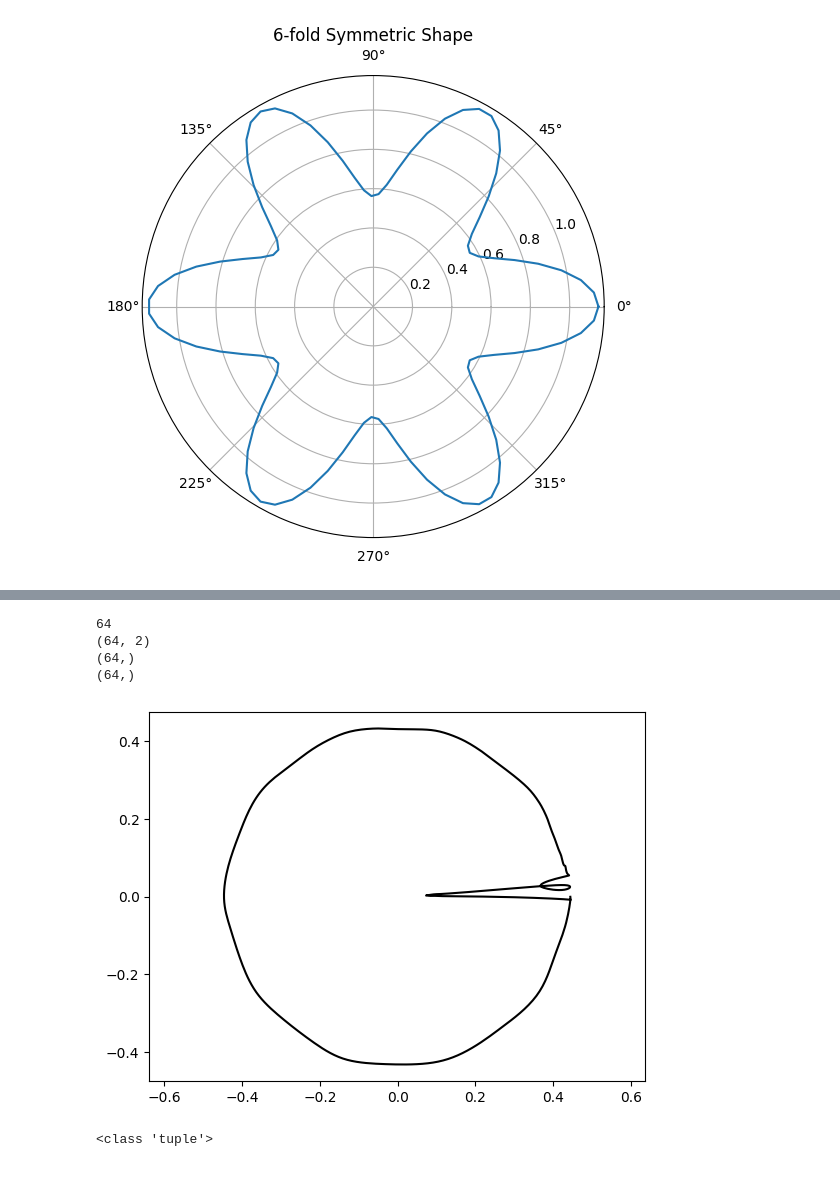
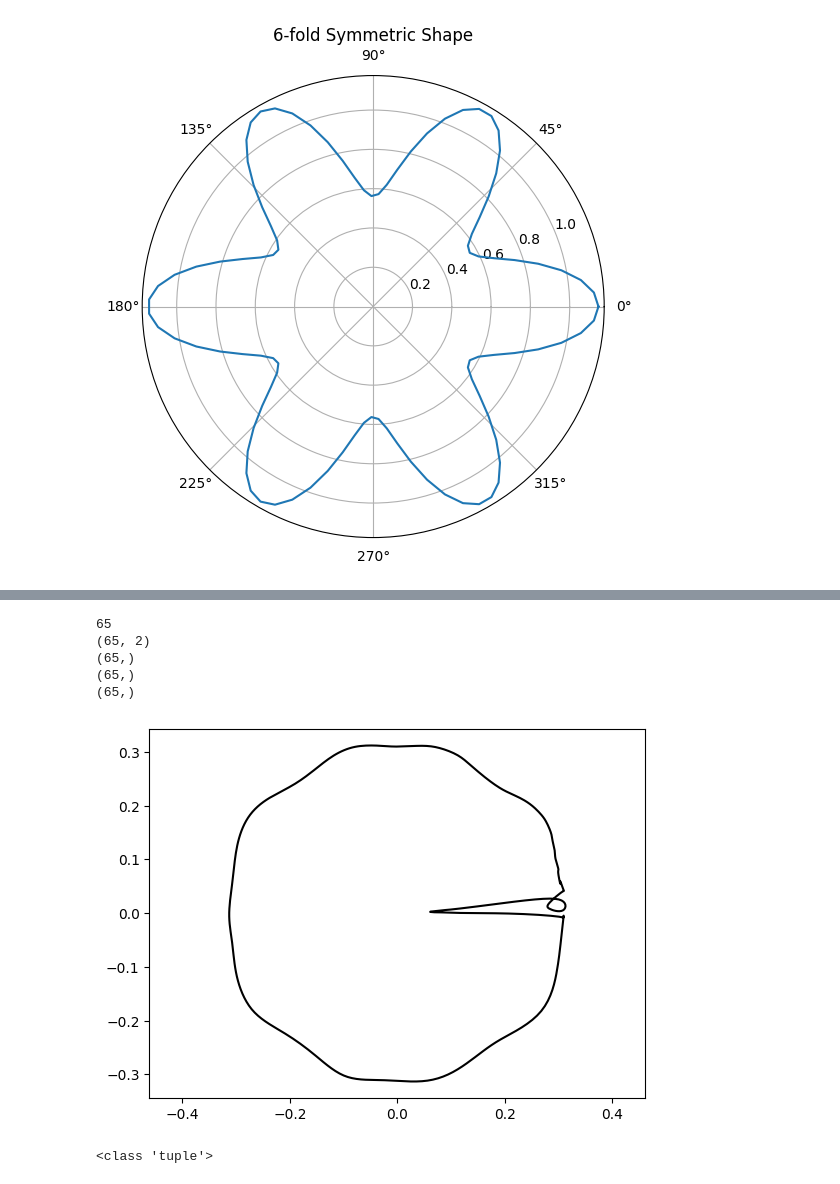
Before and after one commit to kevin866/pyiga, a Jupyter notebook: notebooks/nurbs_super.ipynb, the cells around one changed output, grey strips where cells are left out. Cells and saved outputs as stored; diff of their text form; code cells hidden in the pictures.

```diff
--- a/notebooks/nurbs_super.ipynb
+++ b/notebooks/nurbs_super.ipynb
@@ -33,35 +33,11 @@ plt.show()
 # %% [output]
 [figure]
 # %%
-ctlpts=np.array([[0.44437655806541443, 0.36201441287994385, 0.15348684787750244, 0.11337313055992126, 0.09967107325792313, 0.08136366307735443,
-                 0.07895372807979584, 0.07145936042070389, 0.07536090165376663, 0.07706717401742935, 0.08739577233791351, 0.10319698601961136,
-                 0.12514503300189972, 0.4556412398815155, 0.4380585551261902, 0.36259925365448, 0.366027295589447, 0.4477364420890808,
-                 0.4330960512161255, 0.4320279359817505, 0.4264949560165405, 0.4211796522140503, 0.4145647883415222, 0.4090496897697449,
-                 0.40118178725242615, 0.3913450539112091, 0.3863987326622009, 0.37274470925331116, 0.35980120301246643, 0.34094956517219543,
-                 0.31501504778862, 0.28386780619621277, 0.2550692856311798, 0.2254374921321869, 0.18923264741897583, 0.15665936470031738,
-                 0.10632971674203873, 0.06356120109558105, 0.0009445358882658184, -0.04807766526937485, -0.11469904333353043, -0.16496329009532928,
-                 -0.22187909483909607, -0.2765618562698364, -0.33840543031692505, -0.37833523750305176, -0.4051973223686218, -0.4364393353462219,
-                 -0.4533045291900635, -0.4329107701778412, -0.4052267372608185, -0.36854079365730286, -0.2966703772544861, -0.2201441079378128,
-                 -0.14092297852039337, -0.032098643481731415, 0.09211955219507217, 0.18324783444404602, 0.2663613259792328, 0.371934175491333,
-                 0.40020066499710083, 0.4355980455875397, 0.4452701807022095, 0.44404712319374084],
-                [-0.008196843788027763, 0.00017567654140293598, 2.33394093811512e-05, 0.0009292340255342424, 0.0023026864510029554, 0.0010435582371428609,
-                 0.003651299746707082, 0.0015801992267370224, 0.00464832317084074, 0.0029424899257719517, 0.005262722261250019, 0.0065916539169847965,
-                 0.0048398287035524845, 0.0353301502764225, 0.009550810791552067, 0.023277414962649345, 0.03807869181036949, 0.055170878767967224,
-                 0.05359475314617157, 0.08245205879211426, 0.07446285337209702, 0.1068788692355156, 0.11677613854408264, 0.1372939646244049,
-                 0.15503919124603271, 0.1811438351869583, 0.19833773374557495, 0.2279340624809265, 0.24909047782421112, 0.2742793560028076,
-                 0.2978816330432892, 0.32264000177383423, 0.3437166213989258, 0.3671419024467468, 0.39154374599456787, 0.4087240397930145,
-                 0.42691412568092346, 0.43051955103874207, 0.42978760600090027, 0.4336574077606201, 0.4287353456020355, 0.4107663929462433,
-                 0.3791671693325043, 0.33564773201942444, 0.29144376516342163, 0.23527471721172333, 0.16718928515911102, 0.08364114910364151,
-                 -0.006607722956687212, -0.07315672934055328, -0.16359037160873413, -0.2512071132659912, -0.314806193113327, -0.37410593032836914,
-                 -0.4254387617111206, -0.43168362975120544, -0.4334753453731537, -0.400594562292099, -0.33707159757614136, -0.2585727572441101,
-                 -0.1557612270116806, -0.07388287037611008, -0.004962979815900326, -0.0006360399420373142]])
+ctlpts=np.array([[0.3086699843406677, 0.2758735418319702, 0.13306587934494019, 0.09701604396104813, 0.08119227737188339, 0.06854832917451859, 0.06406461447477341, 0.06046062335371971, 0.06182000786066055, 0.06557786464691162, 0.07345224171876907, 0.08943865448236465, 0.1137063056230545, 0.31442221999168396, 0.3163840174674988, 0.27724921703338623, 0.2781851589679718, 0.3106667697429657, 0.31043925881385803, 0.3011934757232666, 0.30495986342430115, 0.2973182499408722, 0.3017977774143219, 0.29241257905960083, 0.29446110129356384, 0.288280725479126, 0.28803765773773193, 0.2768099904060364, 0.26744428277015686, 0.24946291744709015, 0.2280535250902176, 0.19938169419765472, 0.1777111142873764, 0.15751978754997253, 0.13371416926383972, 0.11353771388530731, 0.07427413761615753, 0.04505261033773422, -0.004111188463866711, -0.03610575199127197, -0.07980059832334518, -0.11909311264753342, -0.15507081151008606, -0.1942921280860901, -0.24655462801456451, -0.2841857671737671, -0.3008253276348114, -0.30636364221572876, -0.3165203630924225, -0.30635136365890503, -0.30192577838897705, -0.2744407057762146, -0.20862683653831482, -0.15531882643699646, -0.09890849888324738, -0.026110095903277397, 0.0630592629313469, 0.13007815182209015, 0.1808949112892151, 0.27772846817970276, 0.29837900400161743, 0.3046216666698456, 0.30978021025657654, 0.30995556712150574],
+                 [-0.007866681553423405, 0.0011659745359793305, -0.0006445361068472266, 0.0016265674494206905, 0.0015888700727373362, 0.0016247020103037357, 0.002464885823428631, 0.0021234527230262756, 0.0031819867435842752, 0.003257128642871976, 0.004132100846618414, 0.006246301345527172, 0.006956055294722319, 0.035095974802970886, -0.0029638647101819515, 0.008828277699649334, 0.01747080124914646, 0.043627385050058365, 0.0384700633585453, 0.06743412464857101, 0.04532379284501076, 0.08196225762367249, 0.07792816311120987, 0.10453550517559052, 0.11251496523618698, 0.134861022233963, 0.14669892191886902, 0.17192590236663818, 0.1846599578857422, 0.20234885811805725, 0.2153376340866089, 0.22727960348129272, 0.24144749343395233, 0.25726574659347534, 0.27760806679725647, 0.2957572937011719, 0.3099512457847595, 0.31258973479270935, 0.3088506758213043, 0.31264472007751465, 0.3120787441730499, 0.2956472337245941, 0.26554664969444275, 0.236195370554924, 0.2128879427909851, 0.17652219533920288, 0.12058471143245697, 0.05579962953925133, -0.005813365336507559, -0.0500996969640255, -0.11806634068489075, -0.1873740553855896, -0.22226297855377197, -0.2601127326488495, -0.31236279010772705, -0.308512806892395, -0.319038450717926, -0.2825291156768799, -0.23666176199913025, -0.19422204792499542, -0.10934633761644363, -0.04857693240046501, -0.00442955456674099, -0.001773270545527339]])
 
-weights = np.array([[0.014400714077055454, 0.005578602664172649, 0.011660641059279442, 0.012074886821210384, 0.012365054339170456, 0.012404552660882473, 0.012468614615499973,
-            0.012509328313171864, 0.012462316080927849, 0.012444214895367622, 0.012305287644267082, 0.011962850578129292, 0.003957962617278099, 0.011624586768448353,
-            0.009102401323616505, 0.01172009576112032, 0.008182990364730358, 0.015893850475549698, 0.011081849224865437, 0.014877102337777615, 0.009627575986087322,
-            0.011876012198626995, 0.010282136499881744, 0.011331561021506786, 0.01240568421781063, 0.012887305580079556, 0.010849139653146267, 0.011215408332645893,
-            0.01002404186874628, 0.010608113370835781, 0.011441533453762531, 0.009712503291666508, 0.00945298746228218, 0.011530057527124882, 0.00962231308221817,
-            0.009479348547756672, 0.010180357843637466, 0.010376967489719391, 0.01064728107303381, 0.009885824285447598, 0.008481889963150024, 0.007386878132820129,
-            0.008061781525611877, 0.007657337933778763, 0.00708400784060359, 0.007325395476073027, 0.008784803561866283, 0.008915026672184467, 0.0071051823906600475,
-            0.0072594741359353065, 0.008529074490070343, 0.008294688537716866, 0.007820512168109417, 0.006732079666107893, 0.007254540920257568, 0.007419999223202467,
-            0.005515068769454956, 0.004253290127962828, 0.005045375786721706, 0.004994903691112995, 0.006580635439604521, 0.011034661903977394, 0.0156409852206707, 0.011656745336949825]])
+weights = np.array([[0.018801717087626457, 0.007159950211644173, 0.011893989518284798, 0.012241690419614315, 0.012400703504681587, 0.012449154630303383, 0.012477702461183071, 0.012498417869210243, 0.01247803121805191, 0.012454690411686897, 0.012363936752080917, 0.01209452748298645, 0.005604941863566637, 0.012242992408573627, 0.011078317649662495, 0.012254590168595314, 0.009681268595159054, 0.015415523201227188, 0.011888593435287476, 0.013117319904267788, 0.011186577379703522, 0.0111227473244071, 0.012261984869837761, 0.011775173246860504, 0.013226679526269436, 0.01331684272736311, 0.011767424643039703, 0.012591368518769741, 0.010729041881859303, 0.011704988777637482, 0.012284437194466591, 0.010726237669587135, 0.010083748959004879, 0.012550857849419117, 0.01142387930303812, 0.011547515168786049, 0.012113194912672043, 0.011329338885843754, 0.010816275142133236, 0.01032005064189434, 0.010109327733516693, 0.009152832441031933, 0.009471431374549866, 0.009114403277635574, 0.008530695922672749, 0.009079741314053535, 0.010893414728343487, 0.010365035384893417, 0.0079995421692729, 0.00862112082540989, 0.010522689670324326, 0.010575272142887115, 0.009920626878738403, 0.00880669616162777, 0.009529183618724346, 0.009453858248889446, 0.007149068173021078, 0.005881322547793388, 0.006904789246618748, 0.006862286012619734, 0.008870360441505909, 0.013639145530760288, 0.017785869538784027, 0.012431884184479713]])
+print(weights.shape)
+ctlpts = np.hstack([ctlpts, ctlpts[:, 0].reshape(2, 1)])
+weights = np.append(weights, weights[0][0])
+print(weights.shape)
@@ -68,38 +69,40 @@ weights = np.array([[0.014400714077055454, 0.005578602664172649, 0.0116606410592
 # %%
 from pyiga.geometry import *
 from pyiga import approx, bspline
-n_kv = 61
+n_kv = 62
 kv = bspline.make_knots(3, 0.0, 1.0, n_kv)
 # N = tuple(kv.numdofs for kv in kvs)
 r = 2.0
 num_res = kv.numdofs
 print(num_res)
 # construct quarter circle using NURBS
 theta_values = np.linspace(0, 2 * np.pi, num_res)
 result = superformula(theta_values, r, d, n, a, L0)
-coeff = np.array(polar_to_cartesian(result, theta_values)).transpose()
+# coeff = np.array(polar_to_cartesian(result, theta_values)).transpose()
 # w = np.ones((1,num_res))
 # coeff = np.vstack((coeff, w)).transpose()
 coeff = ctlpts.transpose()
 grid = (np.linspace(0.0, 1.0, 100),)
 print(coeff.shape)
-weights = weights.transpose().reshape(64)
+print(weights.shape)
+weights = weights.transpose().reshape(65)
 print(weights.shape)
 # weights = np.random.random(coeff.shape[0])*5
 # weights = np.ones(coeff.shape[0])
 N = tuple(kv.numdofs for kv in (kv,))
 # print(N)
 nurbs = NurbsFunc((kv,), coeff.copy(), weights=weights)
 vals = nurbs.grid_eval(grid)
 
 vis.plot_geo(nurbs,res=500, linewidth=None, color='black')
 axis('equal');
 # %% [output]
-64
-(64, 2)
-(64,)
-(64,)
+65
+(65, 2)
+(65,)
+(65,)
+(65,)
-[figure, old version]
+[figure, new version]
 # %%
 print(type(grid))
 grid[0]
```
Also changed, not shown: parts of 7 cells of this notebook, 5 other files.
